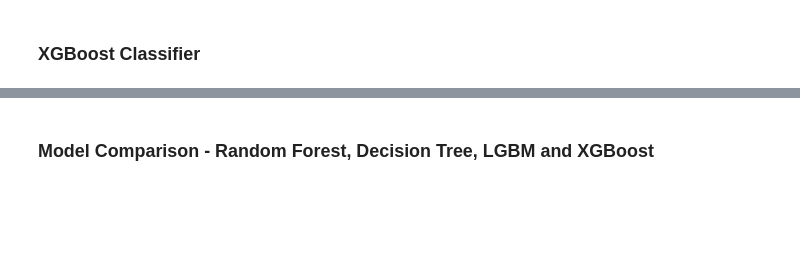
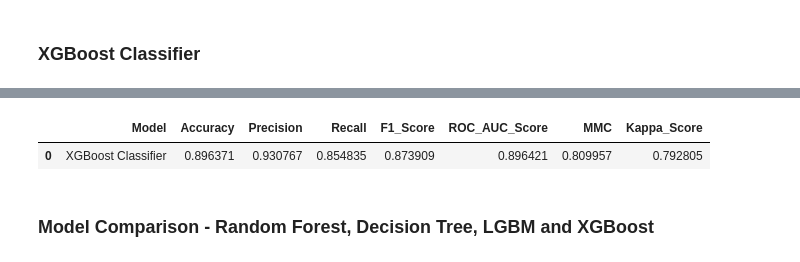
Before and after one commit to felipedmnq/churn-prediction, a Jupyter notebook: notebooks/C1_churn.ipynb, the cells around one changed output, grey strips where cells are left out. Saved outputs shown, nothing was run; the diff lists cells and outputs as text; code cells hidden in the pictures; blank space fills up the shorter version.

```diff
--- a/notebooks/C1_churn.ipynb
+++ b/notebooks/C1_churn.ipynb
@@ -823,7 +842,7 @@ LGBM_eval
 # %% [markdown]
 ### XGBoost Classifier
 # %%
-XGB = XGBClassifier(random_state=14)
+XGB = XGBClassifier(random_state=14, eval_metric='logloss')
 
 XGB_eval = eval_metrics('XGBoost Classifier', XGB)
 XGB_eval
@@ -841,3 +850,5 @@ XGB_eval
+|  | Model | Accuracy | Precision | Recall | F1_Score | ROC_AUC_Score | MMC | Kappa_Score |
+| 0 | XGBoost Classifier | 0.896371 | 0.930767 | 0.854835 | 0.873909 | 0.896421 | 0.809957 | 0.792805 |
 # %% [markdown]
 ### Model Comparison - Random Forest, Decision Tree, LGBM and XGBoost
 # %%
```
Also changed, not shown: parts of 16 cells of this notebook.
